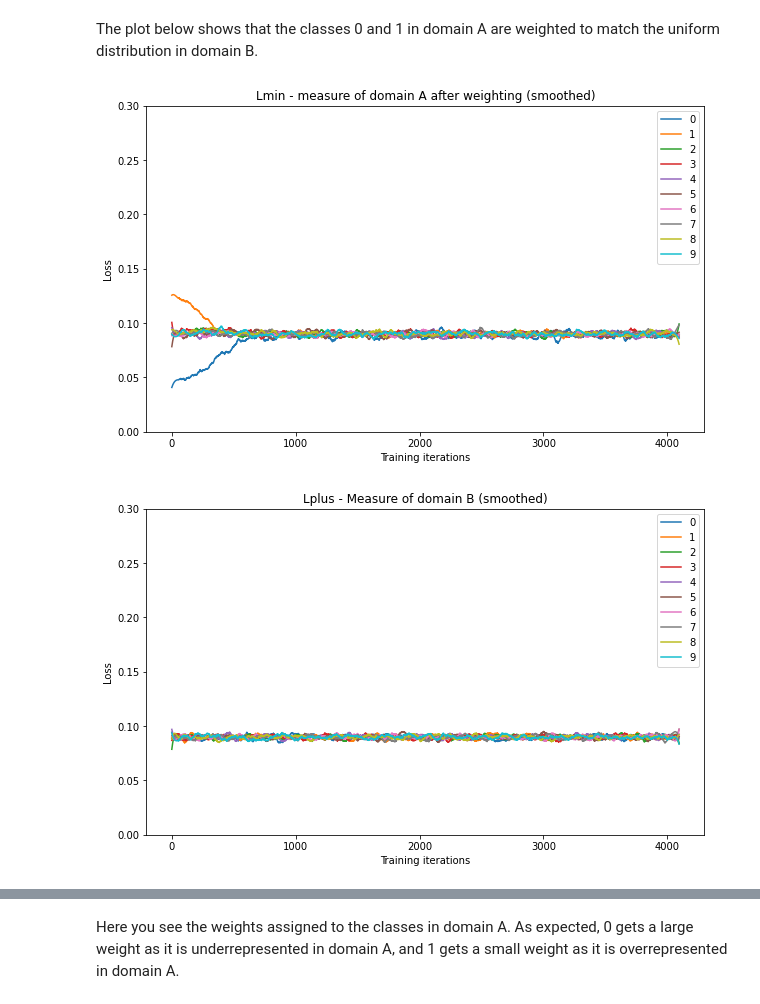
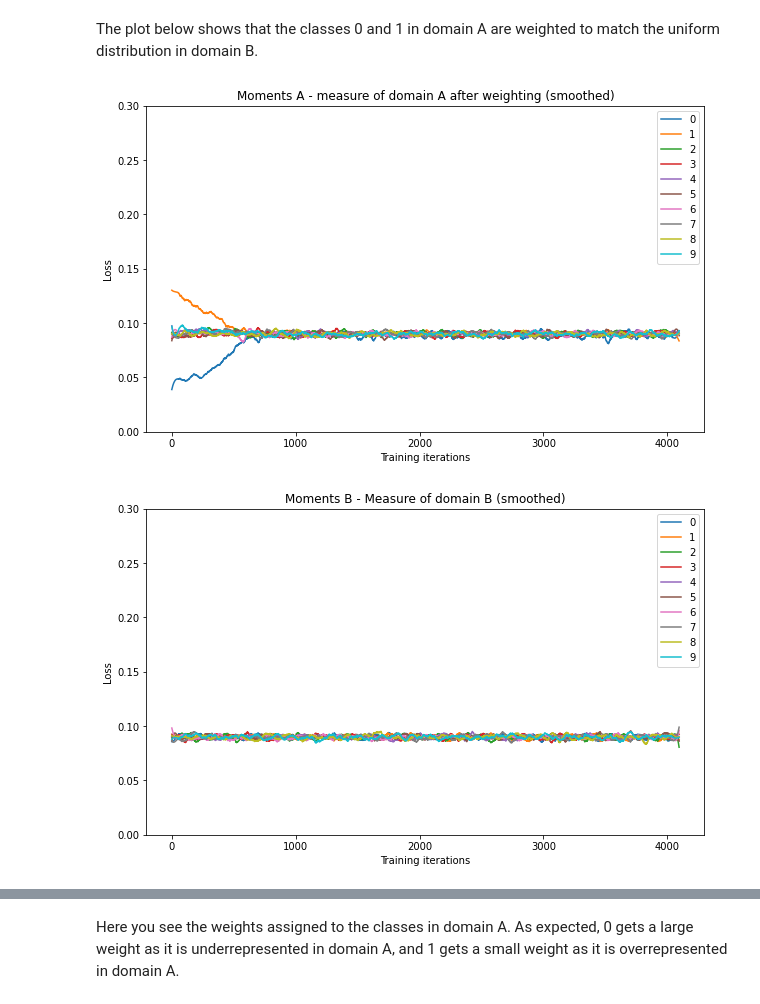
Before and after one commit to MichelleAppel/distribution-aware-image-to-image-translation, a Jupyter notebook: toy_examples/n_centered_moment.ipynb, the cells around one changed output, grey strips where cells are left out. Cells and saved outputs as stored; diff of their text form; code cells hidden in the pictures.

```diff
--- a/toy_examples/n_centered_moment.ipynb
+++ b/toy_examples/n_centered_moment.ipynb
@@ -106,7 +106,7 @@ class WeightNet(nn.Module):
 # %%
 def n_centered_moment(x, w, n):
   if n > 1:
-    c = n_centered_moment(x, w, n-1)
+    c = n_centered_moment(x, w, 1)
   else:
     c = 0
   return (((x - c)**n)*w).sum(0)
@@ -206,28 +206,28 @@ The plot below shows that the classes 0 and 1 in domain A are weighted to match
 # %%
 ymax = 2*max(dataset_A.distribution)
 
 plt.figure(figsize=(10,6))
-plt.title('Lmin - measure of domain A after weighting (smoothed)')
+plt.title('Moments A - measure of domain A after weighting (smoothed)')
 plt.xlabel('Training iterations')
 plt.ylabel('Loss')
 plt.ylim(ymax = ymax, ymin = 0)
 smoothed_Lmin = signal.savgol_filter(moments_A,101,3,axis=0)
 plt.plot(smoothed_Lmin)
 plt.legend(np.arange(len(dataset_A.distribution)))
 plt.show()
 
 plt.figure(figsize=(10,6))
-plt.title('Lplus - Measure of domain B (smoothed)')
+plt.title('Moments B - Measure of domain B (smoothed)')
 plt.xlabel('Training iterations')
 plt.ylabel('Loss')
 plt.ylim(ymax = ymax, ymin = 0)
 smoothed_Lplus = signal.savgol_filter(moments_B,101,3,axis=0)
 plt.plot(smoothed_Lplus)
 plt.legend(np.arange(len(dataset_A.distribution)))
 plt.show()
 # %% [output]
-[figure, old version]
+[figure, new version]
-[figure, old version]
+[figure, new version]
 # %%
 plt.figure(figsize=(10,6))
 plt.title('Mean of domain A after weighting (smoothed)')
```
Also changed, not shown: parts of 6 cells of this notebook.
